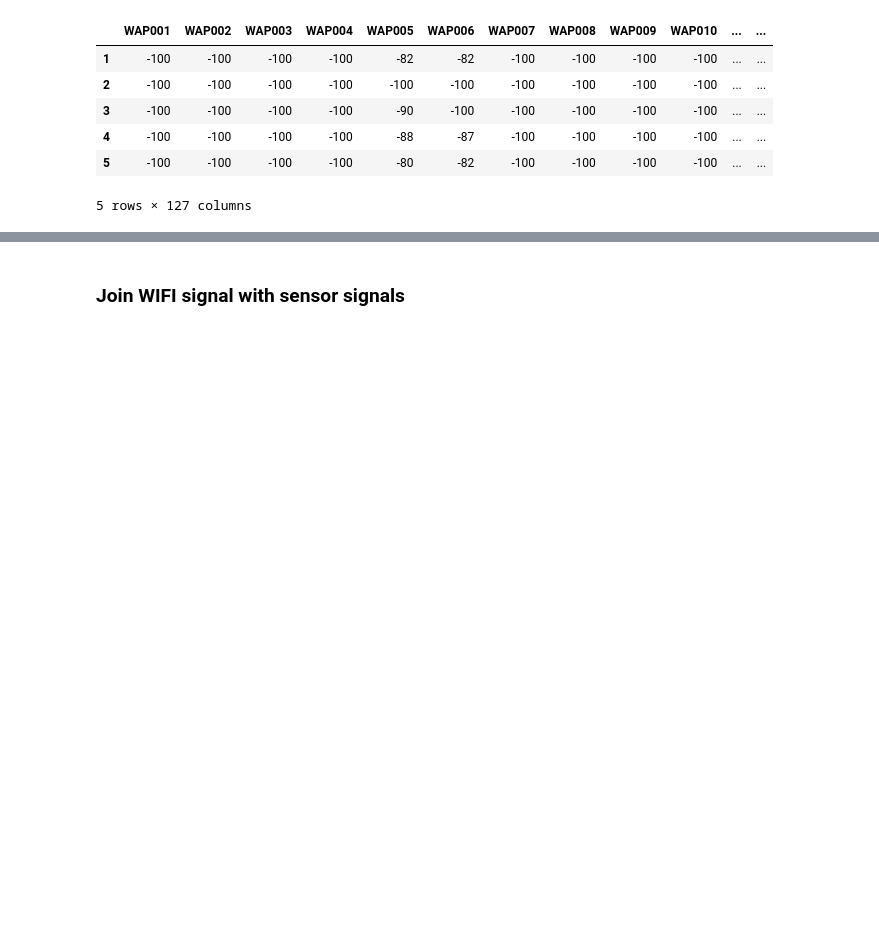
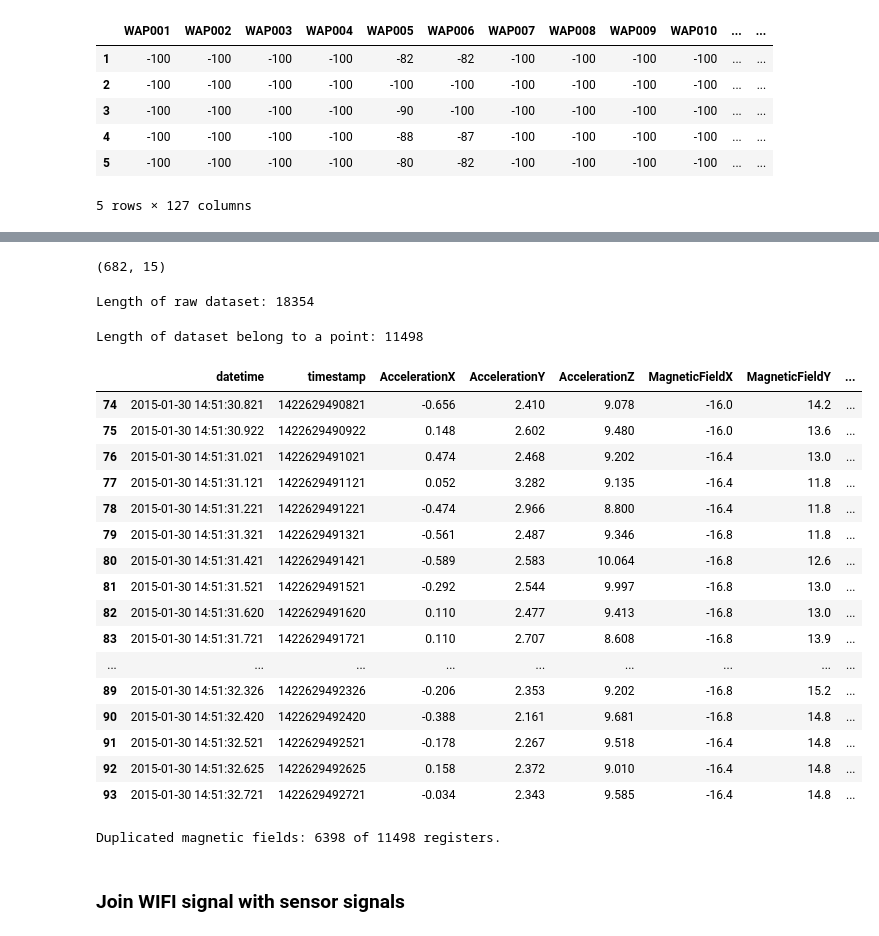
Before and after one commit to diegoisla/indoor_localization_system_with_smartdevices, a Jupyter notebook: src/notebooks/eda.ipynb, the cells around one changed output, grey strips where cells are left out. Cells and saved outputs as stored; diff of their text form; code cells hidden in the pictures; blank space fills up the shorter version.

```diff
--- a/src/notebooks/eda.ipynb
+++ b/src/notebooks/eda.ipynb
@@ -266,0 +82,6 @@ points_df
+# %%
+m1_sphone_df = pd.read_csv(RAW_DATA_PATH + 'measure1_smartphone_sens.csv')
+m1_sphone_df.columns = m1_sphone_df.columns.str.strip()
+# %%
+m1_sphone_df.insert(0, 'datetime', pd.to_datetime(m1_sphone_df['timestamp'], unit='ms'))
+m1_sphone_df.head()
@@ -266,0 +261,4 @@ points_df
+# %%
+m1_sphone_df['place_id'] = m1_sphone_df['timestamp'].apply(lambda x: return_place_id(x))
+m1_sphone_df.dropna(axis=0, inplace=True)
+m1_sphone_df['place_id'] = m1_sphone_df['place_id'].apply(lambda x: int(x))
@@ -286,3 +347,45 @@ m1_wifi_df.head()
+# %%
+measure_test[measure_test['place_id'].notnull()].shape
+# %% [output]
+(682, 15)
+# %%
+print('Length of raw dataset:', m1_sphone_df.shape[0])
+# %% [output]
+Length of raw dataset: 18354
+# %%
+m1_sphone_df['place_id'] = m1_sphone_df['timestamp'].apply(lambda x: return_place_id(x))
+m1_sphone_df.dropna(axis=0, inplace=True)
+m1_sphone_df['place_id'] = m1_sphone_df['place_id'].apply(lambda x: int(x))
+# %%
+print('Length of dataset belong to a point:', m1_sphone_df.shape[0])
+# %% [output]
+Length of dataset belong to a point: 11498
+# %%
+m1_sphone_df[m1_sphone_df.place_id == 34]
+# %% [output]
+|  | datetime | timestamp | AccelerationX | AccelerationY | AccelerationZ | MagneticFieldX | MagneticFieldY | ... |
+| 74 | 2015-01-30 14:51:30.821 | 1422629490821 | -0.656 | 2.410 | 9.078 | -16.0 | 14.2 | ... |
+| 75 | 2015-01-30 14:51:30.922 | 1422629490922 | 0.148 | 2.602 | 9.480 | -16.0 | 13.6 | ... |
+| 76 | 2015-01-30 14:51:31.021 | 1422629491021 | 0.474 | 2.468 | 9.202 | -16.4 | 13.0 | ... |
+| 77 | 2015-01-30 14:51:31.121 | 1422629491121 | 0.052 | 3.282 | 9.135 | -16.4 | 11.8 | ... |
+| 78 | 2015-01-30 14:51:31.221 | 1422629491221 | -0.474 | 2.966 | 8.800 | -16.4 | 11.8 | ... |
+| 79 | 2015-01-30 14:51:31.321 | 1422629491321 | -0.561 | 2.487 | 9.346 | -16.8 | 11.8 | ... |
+| 80 | 2015-01-30 14:51:31.421 | 1422629491421 | -0.589 | 2.583 | 10.064 | -16.8 | 12.6 | ... |
+| 81 | 2015-01-30 14:51:31.521 | 1422629491521 | -0.292 | 2.544 | 9.997 | -16.8 | 13.0 | ... |
+| 82 | 2015-01-30 14:51:31.620 | 1422629491620 | 0.110 | 2.477 | 9.413 | -16.8 | 13.0 | ... |
+| 83 | 2015-01-30 14:51:31.721 | 1422629491721 | 0.110 | 2.707 | 8.608 | -16.8 | 13.9 | ... |
+| ... | ... | ... | ... | ... | ... | ... | ... | ... |
+| 89 | 2015-01-30 14:51:32.326 | 1422629492326 | -0.206 | 2.353 | 9.202 | -16.8 | 15.2 | ... |
+| 90 | 2015-01-30 14:51:32.420 | 1422629492420 | -0.388 | 2.161 | 9.681 | -16.8 | 14.8 | ... |
+| 91 | 2015-01-30 14:51:32.521 | 1422629492521 | -0.178 | 2.267 | 9.518 | -16.4 | 14.8 | ... |
+| 92 | 2015-01-30 14:51:32.625 | 1422629492625 | 0.158 | 2.372 | 9.010 | -16.4 | 14.8 | ... |
+| 93 | 2015-01-30 14:51:32.721 | 1422629492721 | -0.034 | 2.343 | 9.585 | -16.4 | 14.8 | ... |
+# %%
+print('Duplicated magnetic fields:',
+    m1_sphone_df[m1_sphone_df.duplicated(subset=['MagneticFieldX', 'MagneticFieldY', 'MagneticFieldZ', 'place_id'])].count()[0],
+    f'of {m1_sphone_df.shape[0]} registers.')
+# %% [output]
+Duplicated magnetic fields: 6398 of 11498 registers.
 # %% [markdown]
 ### Join WIFI signal with sensor signals
 # %%
```
Also changed, not shown: parts of 109 cells of this notebook, 1 other file.
